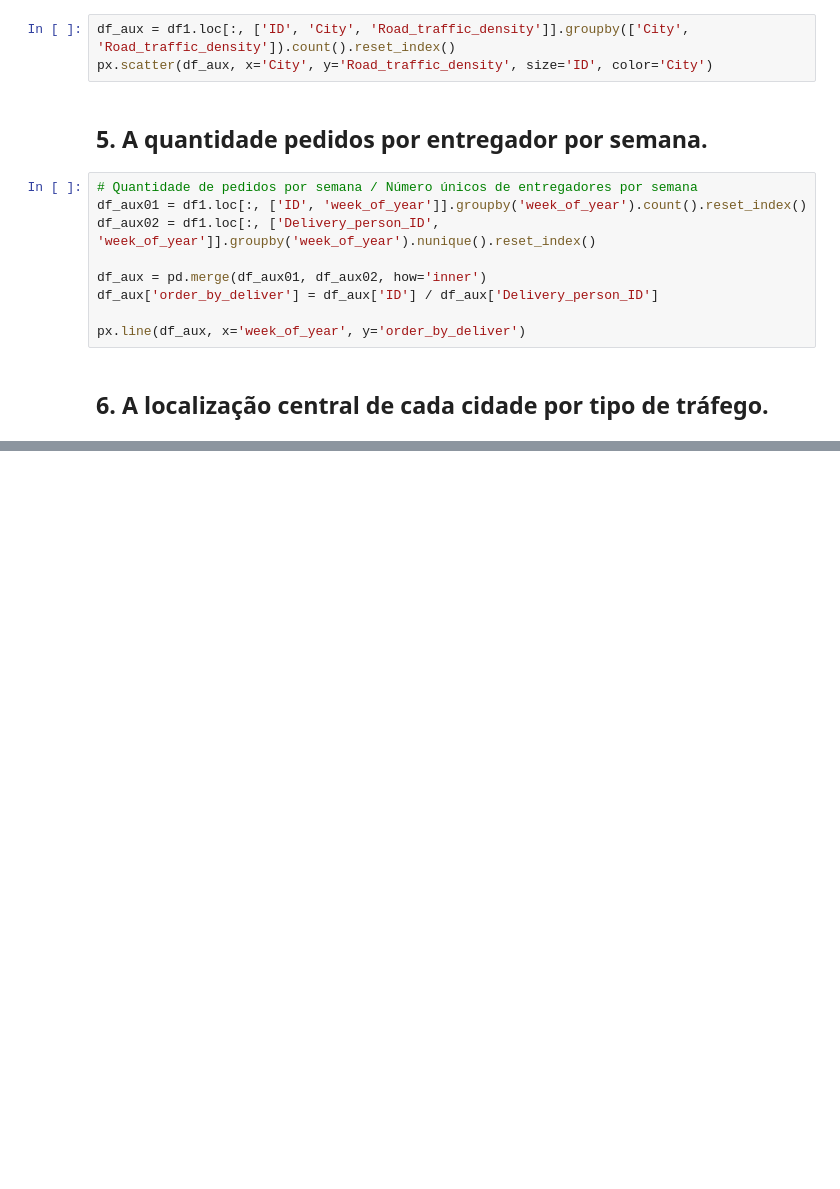
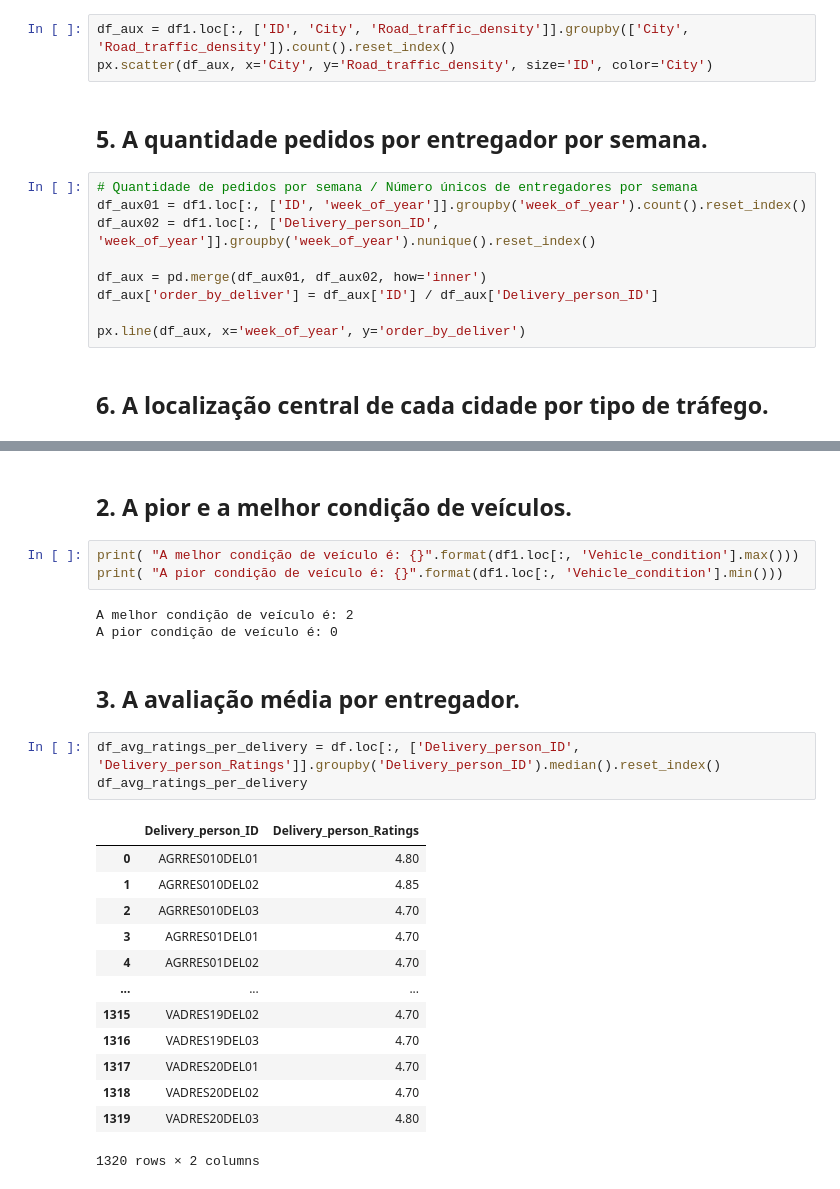
Before and after one commit to douglasaturnino/cury_company, a Jupyter notebook: notebook/transformação.ipynb, the cells around one changed output, grey strips where cells are left out. Drawn from its saved outputs; the diff is of its cells as text; blank space fills up the shorter version.

```diff
--- a/notebook/transformação.ipynb
+++ b/notebook/transformação.ipynb
@@ -132,0 +142,27 @@ map
+# %% [markdown]
+## 2. A pior e a melhor condição de veículos.
+# %%
+print( "A melhor condição de veículo é: {}".format(df1.loc[:, 'Vehicle_condition'].max()))
+print( "A pior condição de veículo é: {}".format(df1.loc[:, 'Vehicle_condition'].min()))
+# %% [output]
+A melhor condição de veículo é: 2
+A pior condição de veículo é: 0
+# %% [markdown]
+## 3. A avaliação média por entregador.
+# %%
+df_avg_ratings_per_delivery = df.loc[:, ['Delivery_person_ID', 'Delivery_person_Ratings']].groupby('Delivery_person_ID').median().reset_index()
+df_avg_ratings_per_delivery
+# %% [output]
+|  | Delivery_person_ID | Delivery_person_Ratings |
+| 0 | AGRRES010DEL01 | 4.80 |
+| 1 | AGRRES010DEL02 | 4.85 |
+| 2 | AGRRES010DEL03 | 4.70 |
+| 3 | AGRRES01DEL01 | 4.70 |
+| 4 | AGRRES01DEL02 | 4.70 |
+| ... | ... | ... |
+| 1315 | VADRES19DEL02 | 4.70 |
+| 1316 | VADRES19DEL03 | 4.70 |
+| 1317 | VADRES20DEL01 | 4.70 |
+| 1318 | VADRES20DEL02 | 4.70 |
+| 1319 | VADRES20DEL03 | 4.80 |
+1320 rows × 2 columns
```
Also changed, not shown: parts of 12 cells of this notebook.
